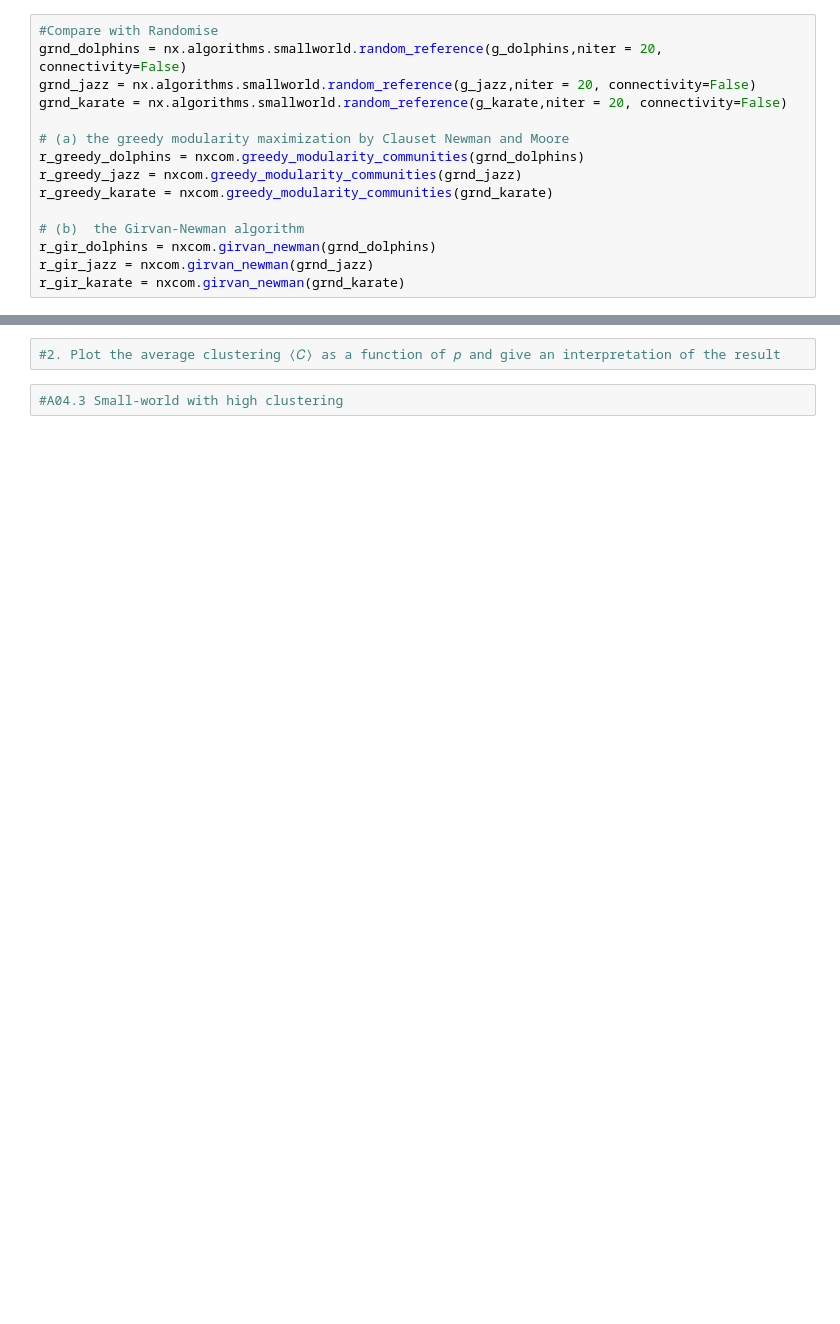
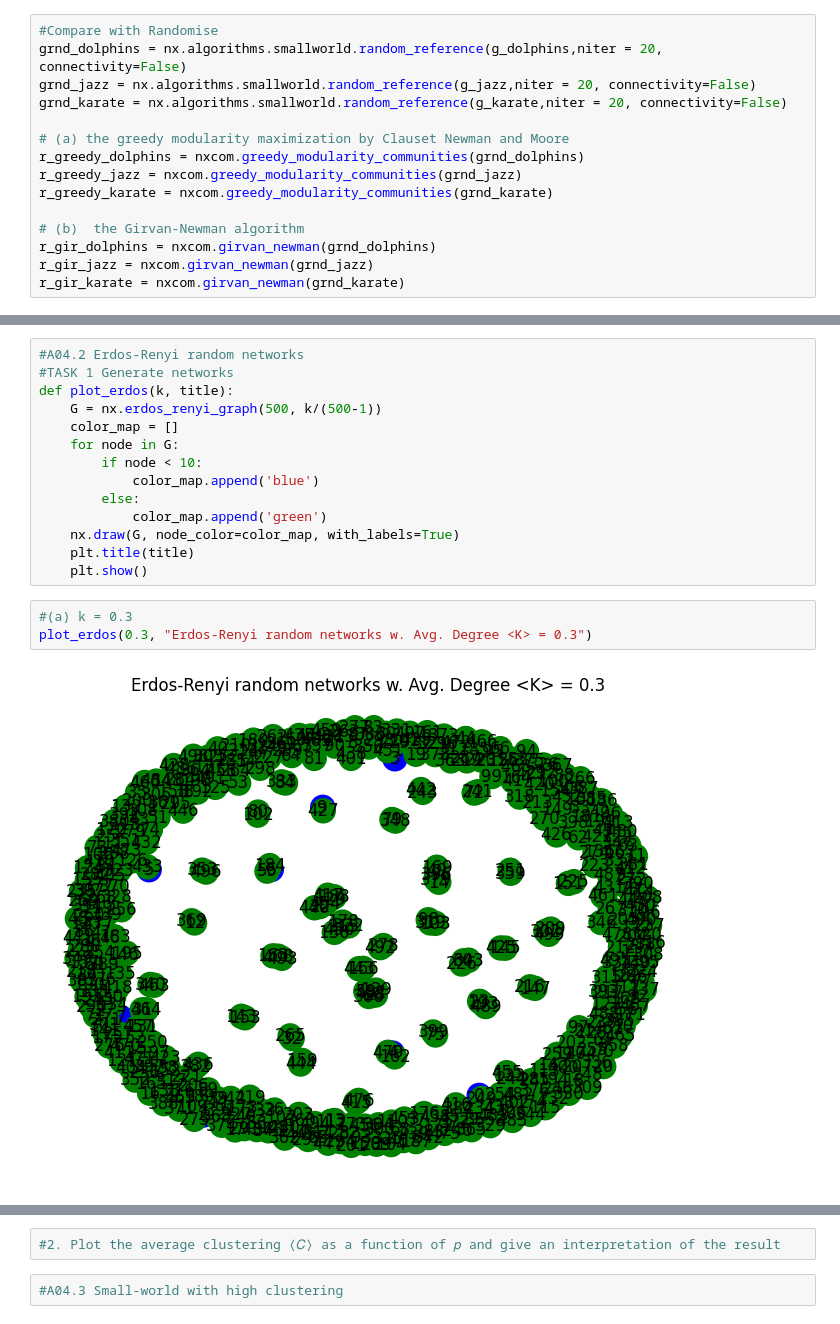
Before and after one commit to huyim/Netsci, a Jupyter notebook: Assi4/Hu_Yiming_EX4.ipynb, the cells around one changed output, grey strips where cells are left out. Cells and saved outputs as stored; diff of their text form; blank space fills up the shorter version.

```diff
--- a/Assi4/Hu_Yiming_EX4.ipynb
+++ b/Assi4/Hu_Yiming_EX4.ipynb
@@ -90,2 +103,21 @@ Dolphins: Communities before randomize: 4 & Communities after randomize: 6
 Jazz: Communities before randomize: 4 & Communities after randomize: 5
 Karate: Communities before randomize: 3 & Communities after randomize: 5
+# %%
+#A04.2 Erdos-Renyi random networks
+#TASK 1 Generate networks
+def plot_erdos(k, title):
+    G = nx.erdos_renyi_graph(500, k/(500-1))
+    color_map = []
+    for node in G:
+        if node < 10:
+            color_map.append('blue')
+        else:
+            color_map.append('green')
+    nx.draw(G, node_color=color_map, with_labels=True)
+    plt.title(title)
+    plt.show()
+# %%
+#(a) k = 0.3
+plot_erdos(0.3, "Erdos-Renyi random networks w. Avg. Degree <K> = 0.3")
+# %% [output]
+[figure, added]
```
Also changed, not shown: parts of 11 cells of this notebook, 4 other files.
